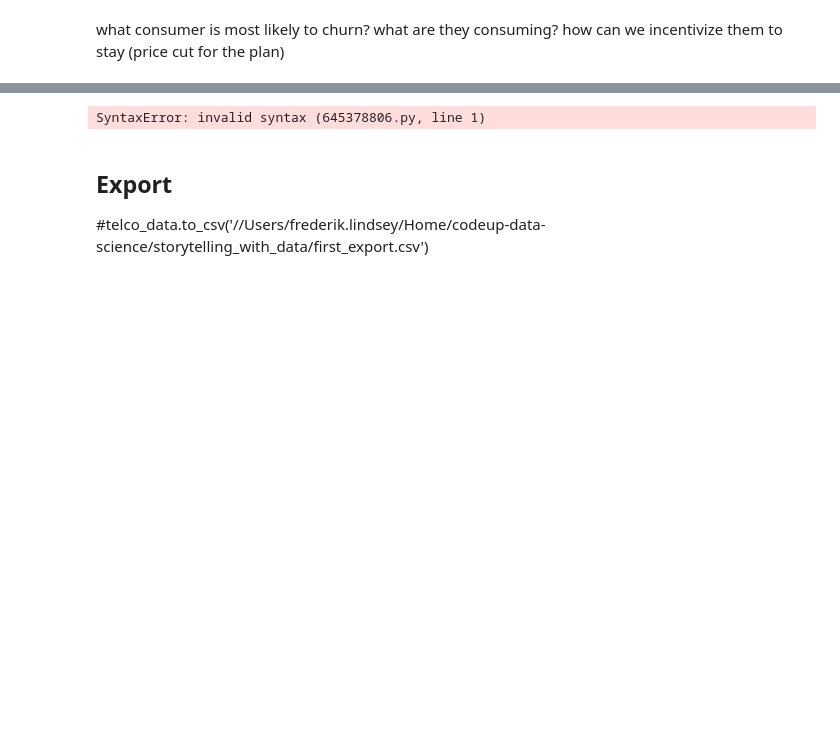
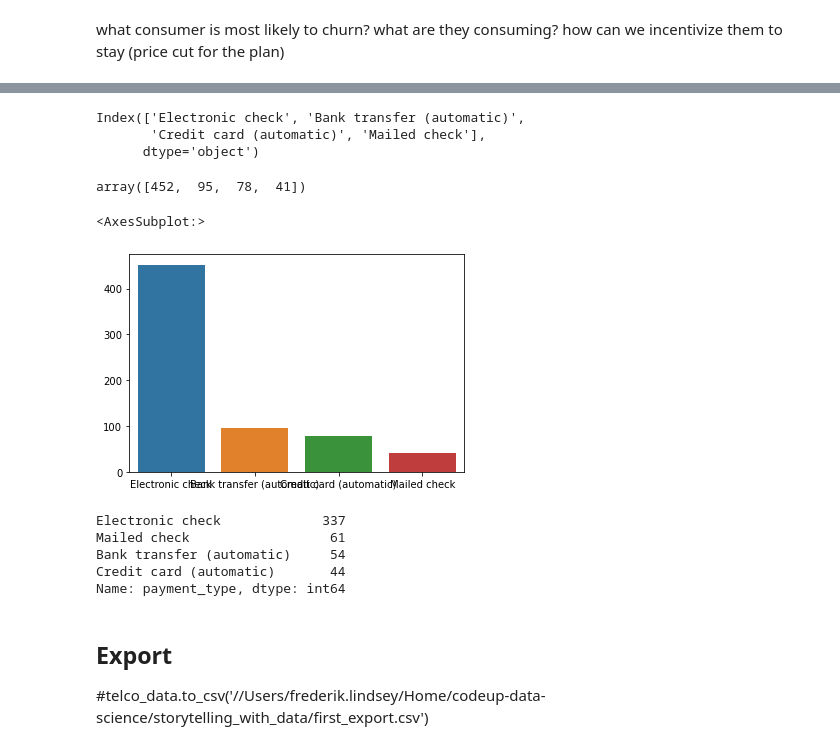
Before and after one commit to fred-lindsey/storytelling_with_data, a Jupyter notebook: TELCO_churn_project_notebook.ipynb, the cells around one changed output, grey strips where cells are left out. Cells and saved outputs as stored; diff of their text form; code cells hidden in the pictures; blank space fills up the shorter version.

Commit message:
final edits to TELCO_churn_project_notebook

```diff
--- a/TELCO_churn_project_notebook.ipynb
+++ b/TELCO_churn_project_notebook.ipynb
@@ -717,7 +787,38 @@ how are churning consumers paying their bills? how do we incentivize a switch to
 # %%
-how are churning consumers paying their bills? how do we incentivize a switch to autopay/yearly plans
+how are highly churning consumers paying their bills? how do we incentivize a switch to autopay/yearly plans
-# %% [output]
-SyntaxError: invalid syntax (645378806.py, line 1)
+# %%
+## Monthly, 2 lines, fiber:
+two_line_fiber_churn = telco_data[
+    (telco_data.churn == "Yes") & (telco_data.internet_service == "Fiber")
+    & (telco_data.phone_service == "2+ lines") & (telco_data.contract_type == "Monthly")
+].payment_type.value_counts()
+# %%
+two_line_fiber_churn.index
+# %% [output]
+Index(['Electronic check', 'Bank transfer (automatic)',
+       'Credit card (automatic)', 'Mailed check'],
+      dtype='object')
+# %%
+two_line_fiber_churn.values
+# %% [output]
+array([452,  95,  78,  41])
+# %%
+sns.barplot(data = telco_data, x = two_line_fiber_churn.index, y = two_line_fiber_churn.values)
+# %% [output]
+<AxesSubplot:>
+[figure, added]
+# %%
+##Monthly, 1 line, fiber:
+telco_data[
+    (telco_data.churn == "Yes") & (telco_data.internet_service == "Fiber")
+    & (telco_data.phone_service == "1 line") & (telco_data.contract_type == "Monthly")
+].payment_type.value_counts()
+# %% [output]
+Electronic check             337
+Mailed check                  61
+Bank transfer (automatic)     54
+Credit card (automatic)       44
+Name: payment_type, dtype: int64
 # %%
 how are churning consumers paying their bills? how do we incentivize a switch to autopay/yearly plans
 # %% [markdown]
```
Also changed, not shown: parts of 21 cells of this notebook, 1 other file.
